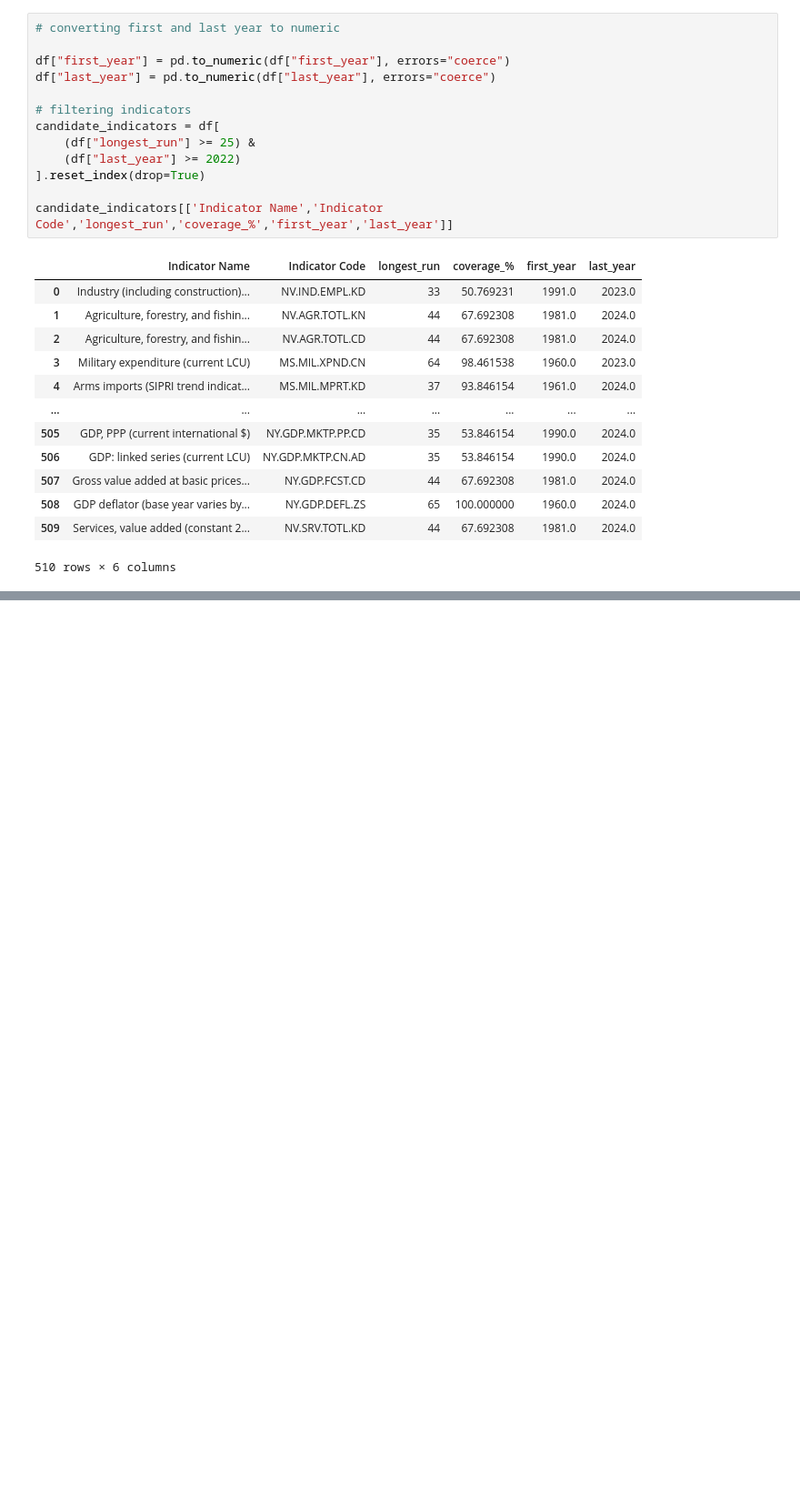
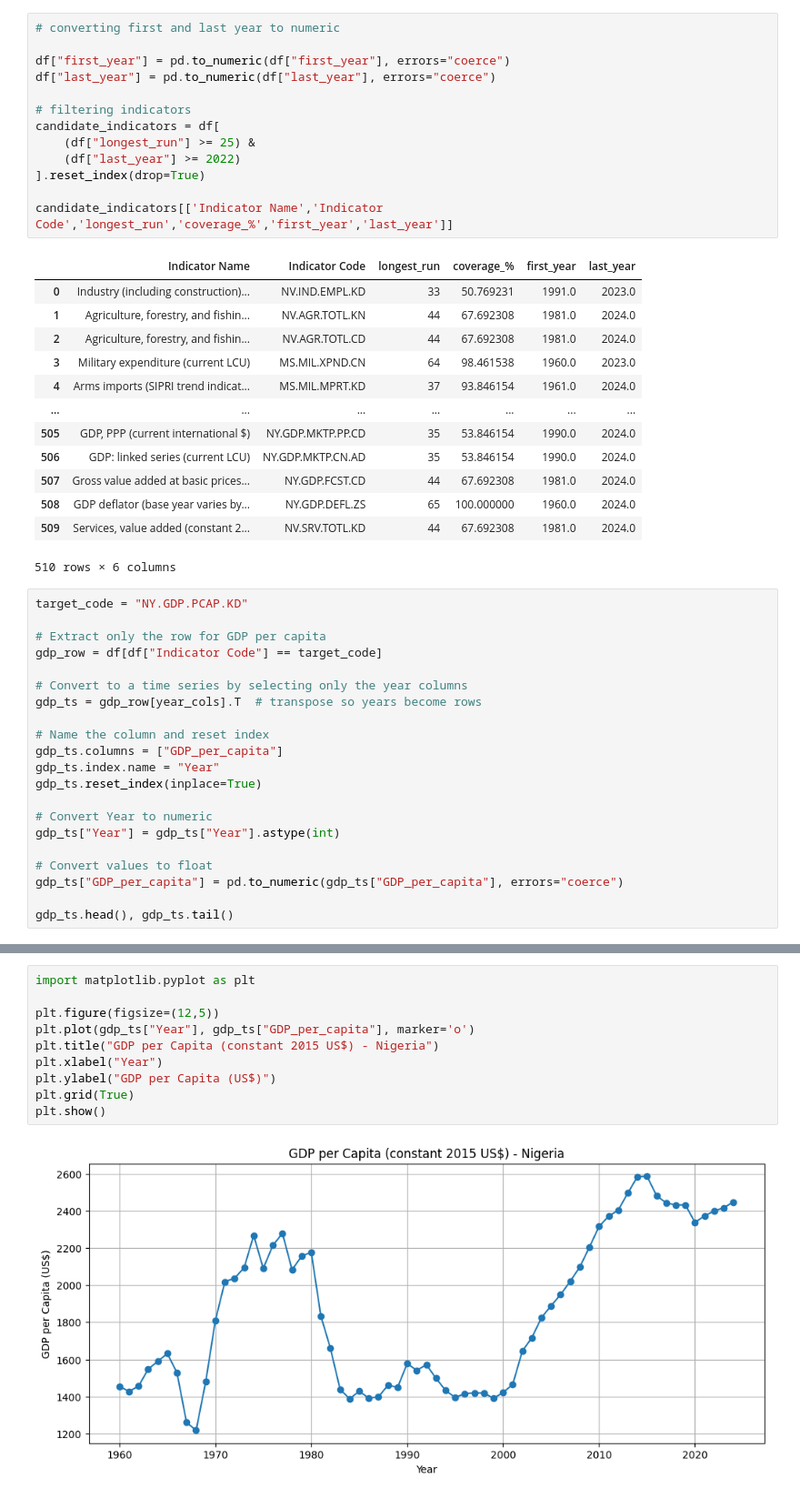
Before and after one commit to goodnessezichioum/DS-final-project, a Jupyter notebook: untitled0.ipynb, the cells around one changed output, grey strips where cells are left out. Shown: that part at 91% size. Saved outputs shown, nothing was run; the diff lists cells and outputs as text; blank space fills up the shorter version.

Commit message:
Visualize GDP over years

```diff
--- a/untitled0.ipynb
+++ b/untitled0.ipynb
@@ -134,3 +134,24 @@ candidate_indicators[['Indicator Name','Indicator Code','longest_run','coverage_
 | 508 | GDP deflator (base year varies by... | NY.GDP.DEFL.ZS | 65 | 100.000000 | 1960.0 | 2024.0 |
 | 509 | Services, value added (constant 2... | NV.SRV.TOTL.KD | 44 | 67.692308 | 1981.0 | 2024.0 |
 510 rows × 6 columns
+# %%
+target_code = "NY.GDP.PCAP.KD"
+
+# Extract only the row for GDP per capita
+gdp_row = df[df["Indicator Code"] == target_code]
+
+# Convert to a time series by selecting only the year columns
+gdp_ts = gdp_row[year_cols].T  # transpose so years become rows
+
+# Name the column and reset index
+gdp_ts.columns = ["GDP_per_capita"]
+gdp_ts.index.name = "Year"
+gdp_ts.reset_index(inplace=True)
+
+# Convert Year to numeric
+gdp_ts["Year"] = gdp_ts["Year"].astype(int)
+
+# Convert values to float
+gdp_ts["GDP_per_capita"] = pd.to_numeric(gdp_ts["GDP_per_capita"], errors="coerce")
+
+gdp_ts.head(), gdp_ts.tail()
@@ -136,0 +178,12 @@ candidate_indicators[['Indicator Name','Indicator Code','longest_run','coverage_
+# %%
+import matplotlib.pyplot as plt
+
+plt.figure(figsize=(12,5))
+plt.plot(gdp_ts["Year"], gdp_ts["GDP_per_capita"], marker='o')
+plt.title("GDP per Capita (constant 2015 US$) - Nigeria")
+plt.xlabel("Year")
+plt.ylabel("GDP per Capita (US$)")
+plt.grid(True)
+plt.show()
+# %% [output]
+[figure, added]
```
Also changed, not shown: parts of 2 cells of this notebook.
